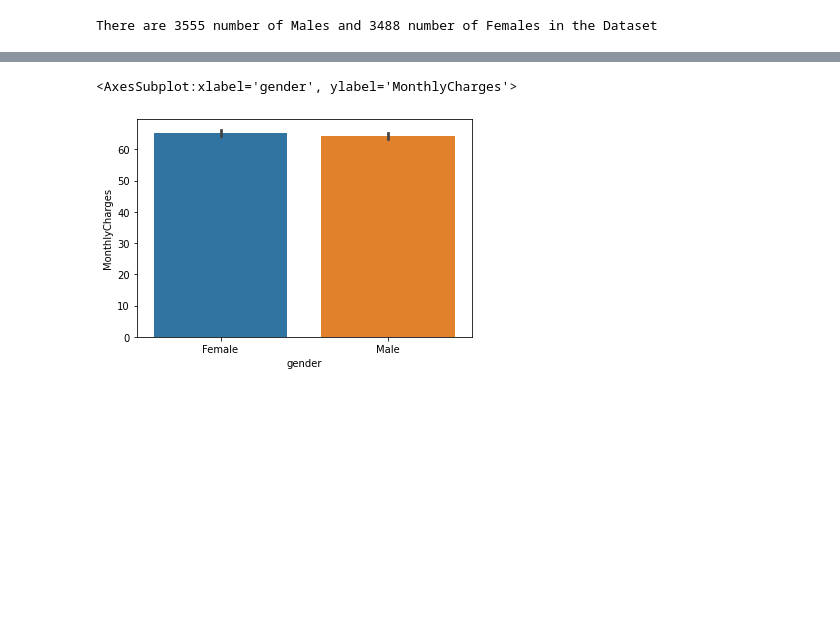
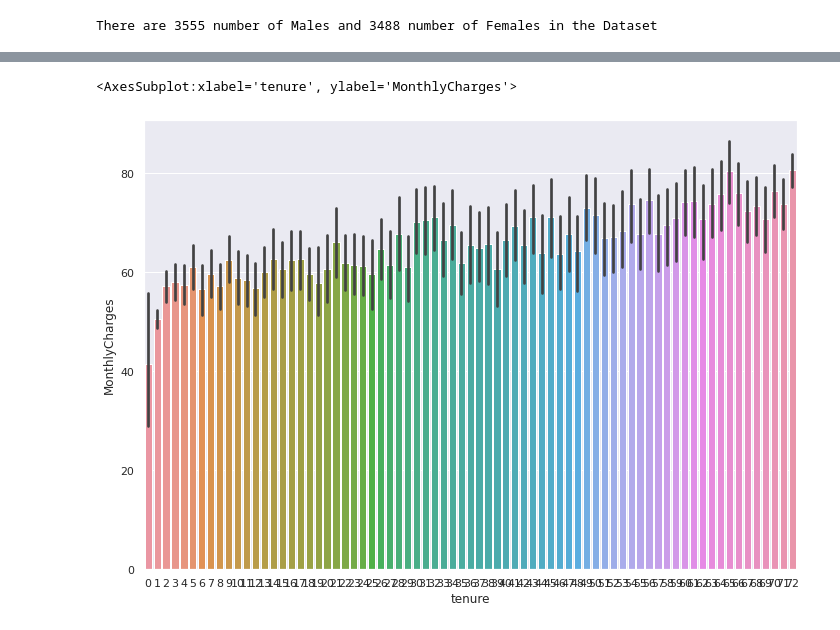
Before and after one commit to swaksh-war/EDA-Project, a Jupyter notebook: edaproject.ipynb, the cells around one changed output, grey strips where cells are left out. Drawn from its saved outputs; the diff is of its cells as text; code cells hidden in the pictures; blank space fills up the shorter version.

```diff
--- a/edaproject.ipynb
+++ b/edaproject.ipynb
@@ -161,2 +157,3 @@ Total number of exited person 1869 and total number of not exited person 5174
 # %%
 import seaborn as sns
+sns.set(rc={'figure.figsize':(11.7, 8.27)})
@@ -163,6 +190,6 @@ import seaborn as sns
 # %%
-sns.barplot(x = df['gender'], y=df['MonthlyCharges'])
+sns.barplot(x=df['tenure'], y=df['MonthlyCharges'])
 # %% [output]
-<AxesSubplot:xlabel='gender', ylabel='MonthlyCharges'>
+<AxesSubplot:xlabel='tenure', ylabel='MonthlyCharges'>
-[figure, old version]
+[figure, new version]
 # %%
```
Also changed, not shown: parts of 20 cells of this notebook.
